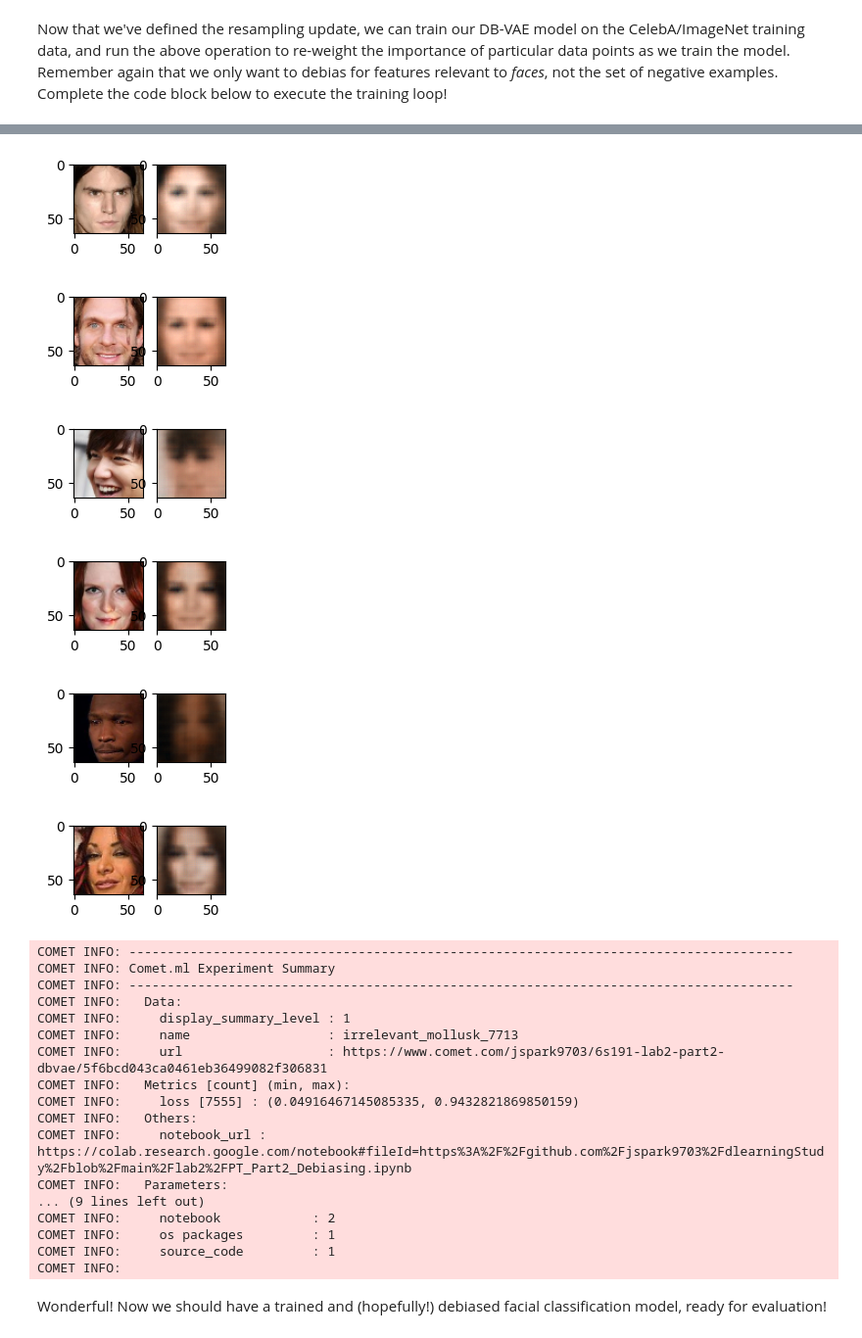
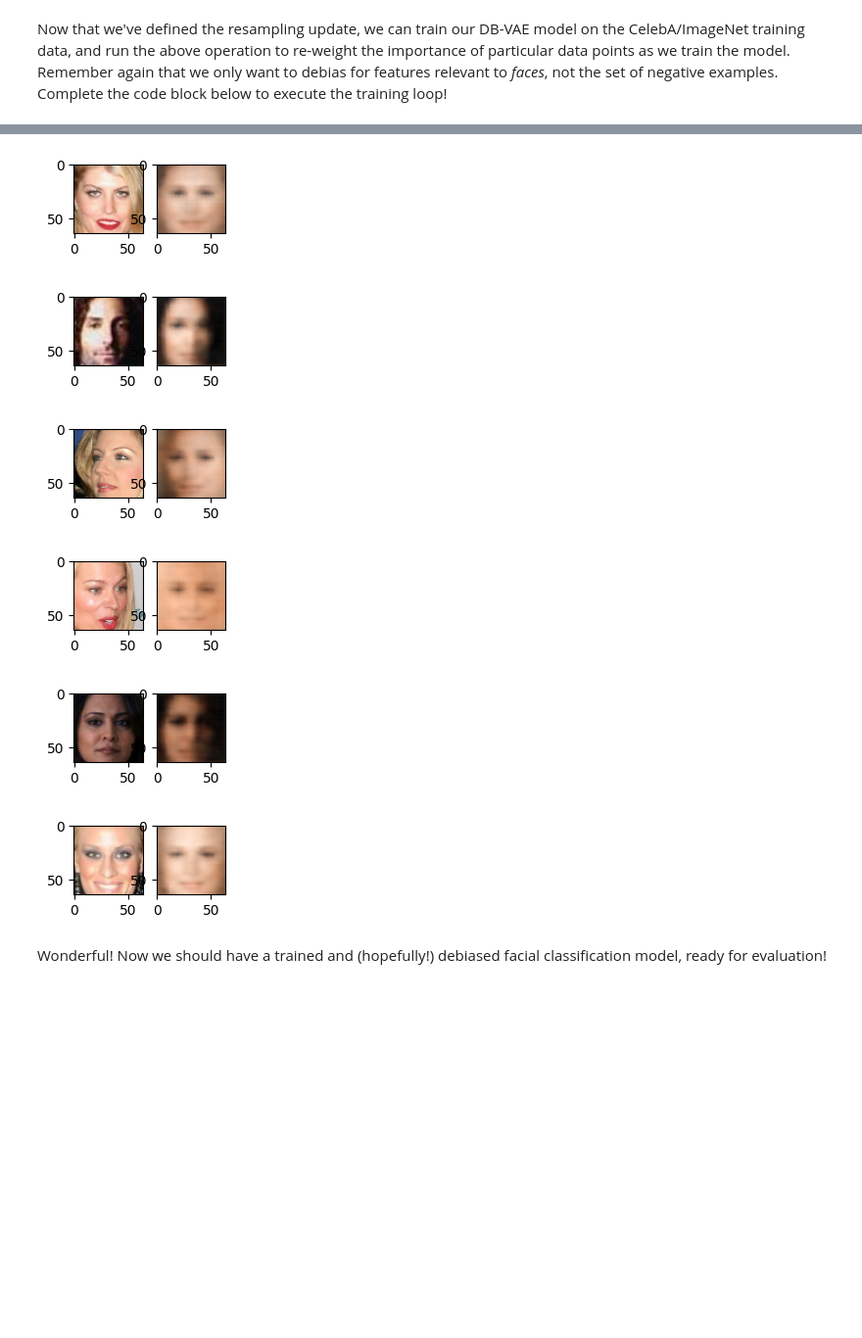
Before and after one commit to jspark9703/dlearningStudy, a Jupyter notebook: lab2/PT_Part2_Debiasing.ipynb, the cells around one changed output, grey strips where cells are left out. Shown at 98% size. Saved outputs shown, nothing was run; the diff lists cells and outputs as text; code cells hidden in the pictures; blank space fills up the shorter version.

Commit message:
Colab을 통해 생성됨

```diff
--- a/lab2/PT_Part2_Debiasing.ipynb
+++ b/lab2/PT_Part2_Debiasing.ipynb
@@ -252,9 +226,9 @@ params = dict(
     batch_size=32,
     num_epochs=2,  # keep small to run faster
     learning_rate=5e-4,
+
 )
 
-experiment = create_experiment("6S191_Lab2_Part2_CNN", params)
 
 optimizer = optim.Adam(
     standard_classifier.parameters(), lr=params["learning_rate"]
@@ -300,8 +274,5 @@ for epoch in range(params["num_epochs"]):
         loss_history.append(loss_value)
         plotter.plot(loss_history.get())
 
-        experiment.log_metric("loss", loss_value, step=step)
         step += 1
-
-experiment.end()
 # %% [output]
@@ -819,7 +773,6 @@ params = dict(
     num_epochs=2,  # DB-VAE needs slightly more epochs to train
 )
 
-experiment = create_experiment("6S191_Lab2_Part2_DBVAE", params)
 
 # instantiate a new DB-VAE model and optimizer
 dbvae = DB_VAE(params["latent_dim"]).to(device)
@@ -862,15 +815,12 @@ for i in range(params["num_epochs"]):
         # loss optimization
         loss = debiasing_train_step(x, y)
         loss_value = loss.detach().cpu().numpy()
-        experiment.log_metric("loss", loss_value, step=step)
 
         # plot the progress every 200 steps
         if j % 500 == 0:
             mdl.util.plot_sample(x, y, dbvae, backend="pt")
 
         step += 1
-
-experiment.end()
 # %% [output]
 Starting epoch 2/2
 Recomputing the sampling probabilities
@@ -878,26 +828,9 @@ Recomputing the sampling probabilities
-[figure, old version]
+[figure, new version]
-[figure, old version]
+[figure, new version]
-[figure, old version]
+[figure, new version]
-[figure, old version]
+[figure, new version]
-[figure, old version]
+[figure, new version]
-[figure, old version]
+[figure, new version]
-COMET INFO: ---------------------------------------------------------------------------------------
-COMET INFO: Comet.ml Experiment Summary
-COMET INFO: ---------------------------------------------------------------------------------------
-COMET INFO:   Data:
-COMET INFO:     display_summary_level : 1
-COMET INFO:     name                  : irrelevant_mollusk_7713
-COMET INFO:     url                   : https://www.comet.com/jspark9703/6s191-lab2-part2-dbvae/5f6bcd043ca0461eb36499082f306831
-COMET INFO:   Metrics [count] (min, max):
-COMET INFO:     loss [7555] : (0.04916467145085335, 0.9432821869850159)
-COMET INFO:   Others:
-COMET INFO:     notebook_url : https://colab.research.google.com/notebook#fileId=https%3A%2F%2Fgithub.com%2Fjspark9703%2FdlearningStudy%2Fblob%2Fmain%2Flab2%2FPT_Part2_Debiasing.ipynb
-COMET INFO:   Parameters:
-... (9 lines left out)
-COMET INFO:     notebook            : 2
-COMET INFO:     os packages         : 1
-COMET INFO:     source_code         : 1
-COMET INFO:
 # %% [markdown]
 Wonderful! Now we should have a trained and (hopefully!) debiased facial classification model, ready for evaluation!
 # %% [markdown]
```
Also changed, not shown: parts of 20 cells of this notebook.
